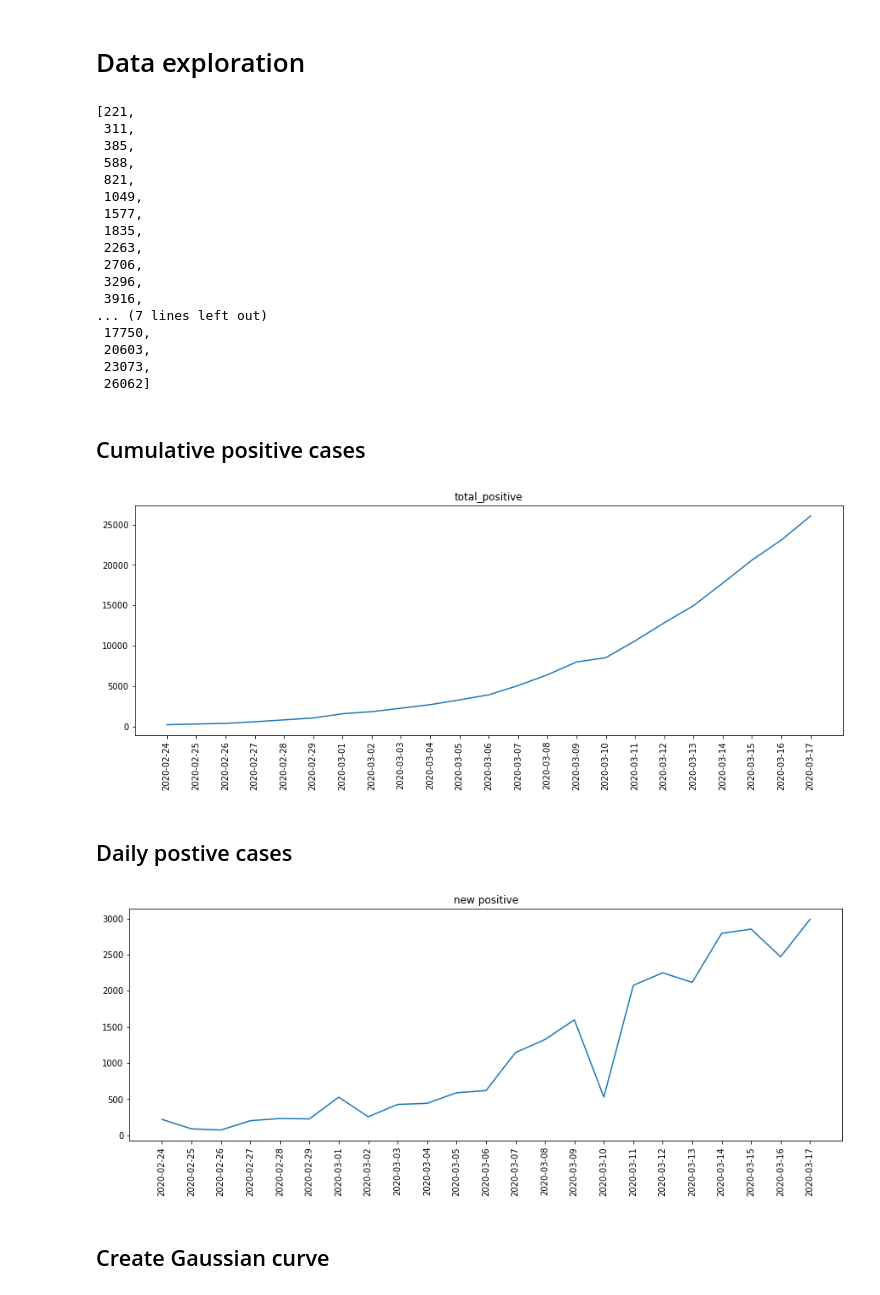
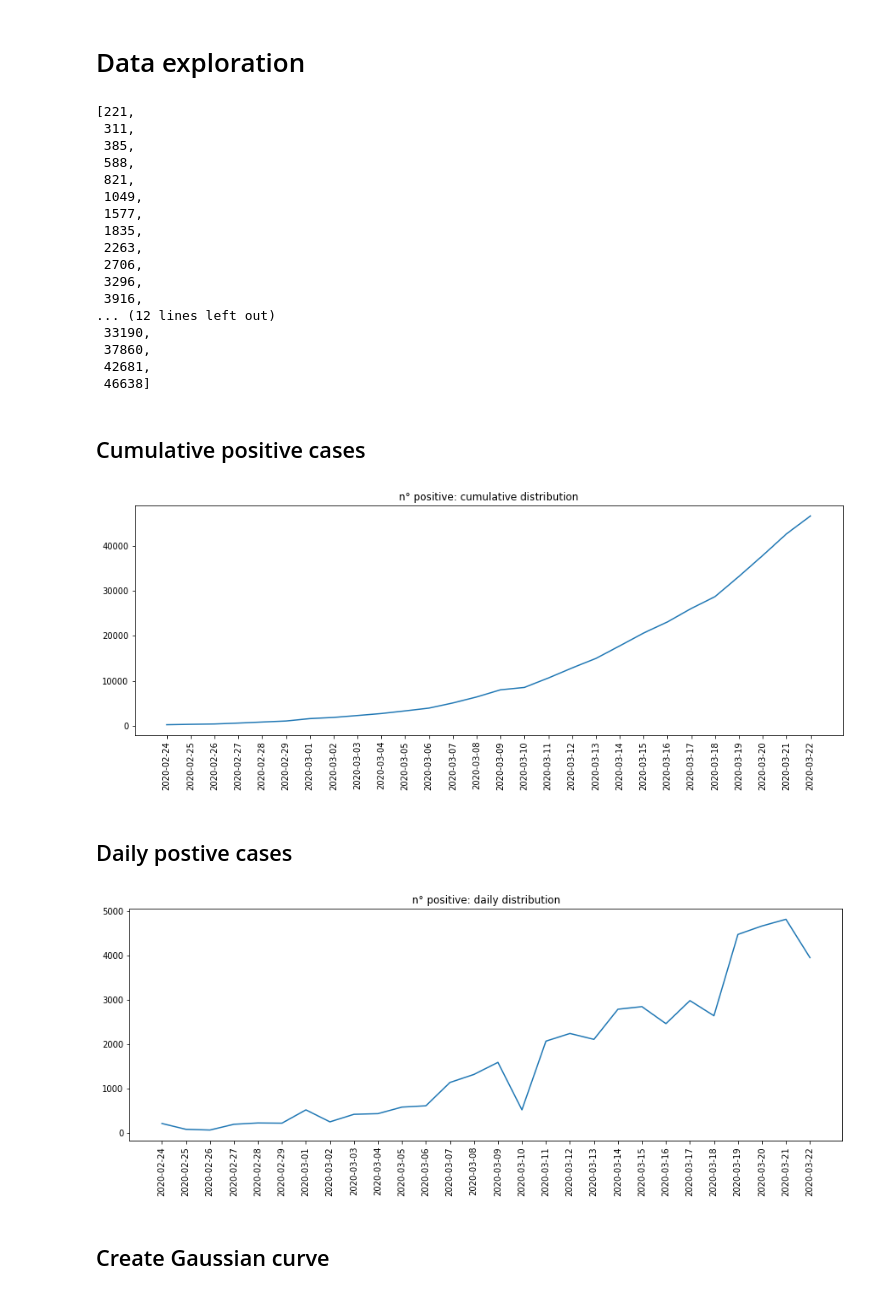
Before and after one commit to PietroDF/Covid_forecast, a Jupyter notebook: Covid_trend.ipynb, the cells around one changed output. Saved outputs shown, nothing was run; the diff lists cells and outputs as text; code cells hidden in the pictures.

```diff
--- a/Covid_trend.ipynb
+++ b/Covid_trend.ipynb
@@ -22,5 +33,5 @@ path_to_txt = '/content/drive/My Drive/Machine Learning/COVID/dpc-covid19-ita-an
 # %%
-csv_data = pd.read_csv(path_to_txt)
+csv_data = pd.read_csv("dpc-covid19-ita-andamento-nazionale.csv")
 # %%
 csv_data.tail()
 # %% [output]
@@ -51,36 +62,36 @@ tot_pos
  2706,
  3296,
  3916,
-... (7 lines left out)
- 17750,
- 20603,
- 23073,
- 26062]
+... (12 lines left out)
+ 33190,
+ 37860,
+ 42681,
+ 46638]
 # %% [markdown]
 ## Cumulative positive cases
 # %%
 plt.figure(figsize=(15,5))
 
 plt.xticks(rotation=90)
-plt.title('total_positive')
+plt.title('n° positive: cumulative distribution')
 plt.plot(day_month,tot_pos)
 
 plt.show()
 # %% [output]
-[figure, old version]
+[figure, new version]
 # %% [markdown]
 ## Daily postive cases
 # %%
 plt.figure(figsize=(15,5))
 
 plt.xticks(rotation=90)
-plt.title('new positive')
+plt.title('n° positive: daily distribution')
 plt.plot(day_month,new_pos)
 
 plt.show()
 # Looks like we have outlier on the 10th of March! Not going to correct it..
 # %% [output]
-[figure, old version]
+[figure, new version]
 # %% [markdown]
 ## Create Gaussian curve
 # %%
```
Also changed, not shown: parts of 18 cells of this notebook.
